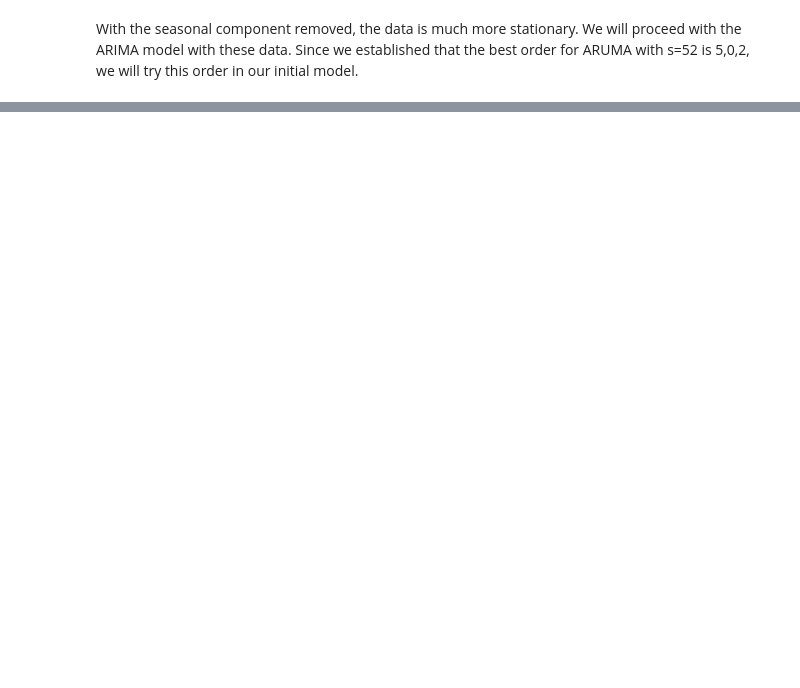
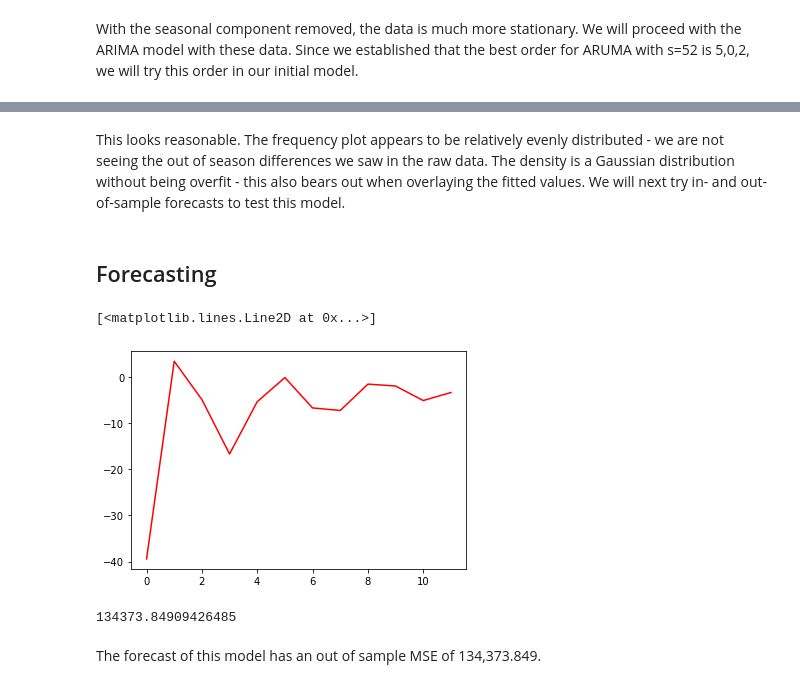
Before and after one commit to mjwolfe91/QTW-CaseStudy4, a Jupyter notebook: FluForecasting.ipynb, the cells around one changed output, grey strips where cells are left out. Drawn from its saved outputs; the diff is of its cells as text; code cells hidden in the pictures; blank space fills up the shorter version.

```diff
--- a/FluForecasting.ipynb
+++ b/FluForecasting.ipynb
@@ -232,0 +236,27 @@ We might be overfitting with this model.
+# %% [markdown]
+This looks reasonable. The frequency plot appears to be relatively evenly distributed - we are not seeing the out of season differences we saw in the raw data. The density is a Gaussian distribution without being overfit - this also bears out when overlaying the fitted values. We will next try in- and out-of-sample forecasts to test this model.
+# %% [markdown]
+## Forecasting
+# %%
+##Out Of Sample
+fore = model_fit.forecast(steps=12, alpha=.1)[0]
+plt.plot(fore, color='red')
+# %% [output]
+[<matplotlib.lines.Line2D at 0x...>]
+[figure, added]
+# %%
+X = FluCases2015Diff.values
+train_size = int(len(X) * 0.66)
+train, test = X[0:train_size], X[train_size:]
+history = [x for x in train]
+predictions = list()
+for t in range(len(test)):
+    yhat = model_fit.forecast()[0]
+    predictions.append(yhat)
+    history.append(test[t])
+error = mean_squared_error(test, predictions)
+print(error)
+# %% [output]
+134373.84909426485
+# %% [markdown]
+The forecast of this model has an out of sample MSE of 134,373.849.
```
Also changed, not shown: parts of 6 cells of this notebook.
